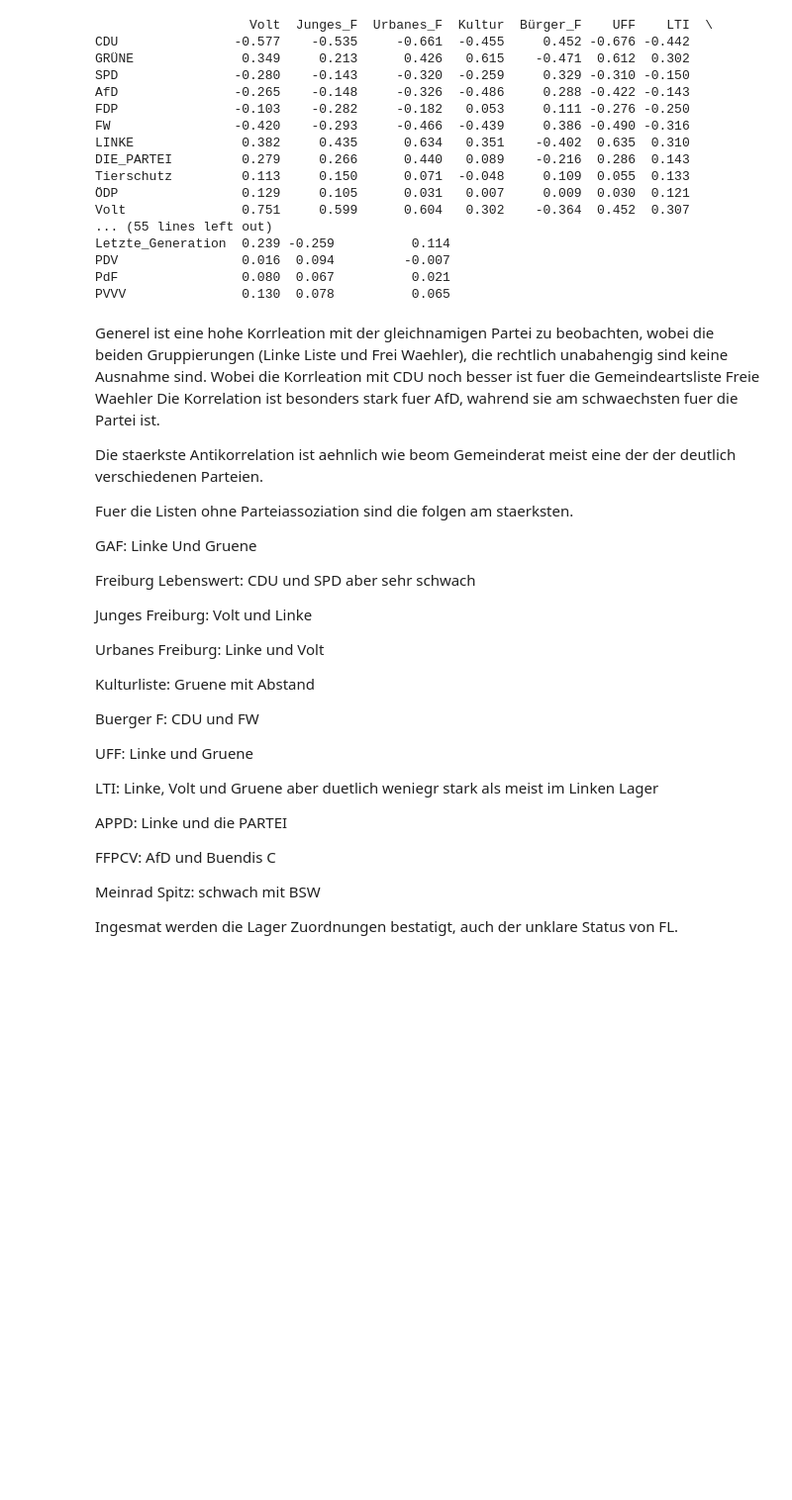
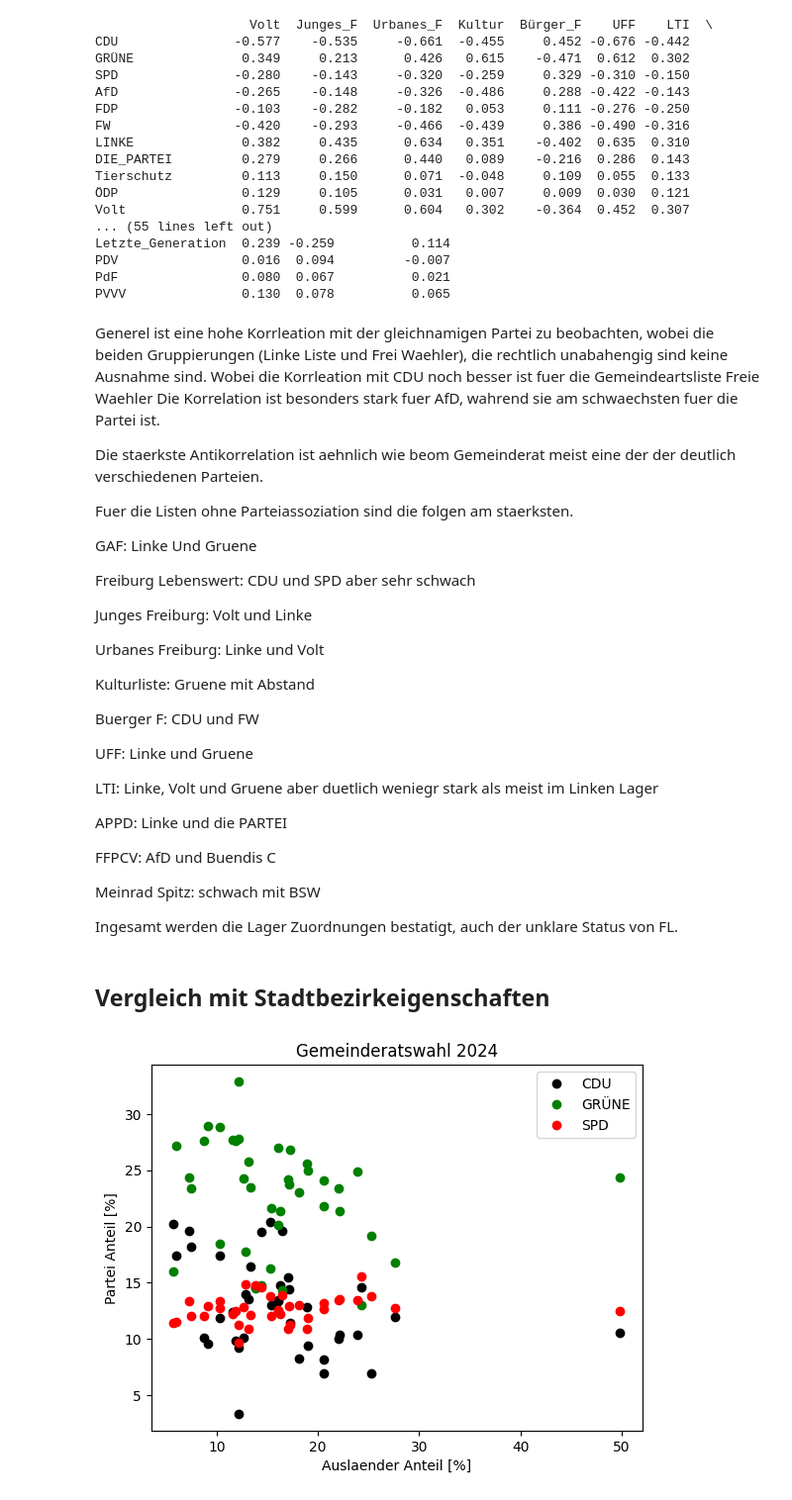
Before and after one commit to tkfritz/Freiburg_wahlen, a Jupyter notebook: Gemeinderatswahl24_Analyse.ipynb, the cells around one changed output. Shown at 99% size. Drawn from its saved outputs; the diff is of its cells as text; code cells hidden in the pictures; blank space fills up the shorter version.

Commit message:
adding many scatter plots

```diff
--- a/Gemeinderatswahl24_Analyse.ipynb
+++ b/Gemeinderatswahl24_Analyse.ipynb
@@ -353,4 +353,44 @@ FFPCV: AfD und Buendis C
 
 Meinrad Spitz: schwach mit BSW
 
-Ingesmat werden die Lager Zuordnungen bestatigt, auch der unklare Status von FL.
+Ingesamt werden die Lager Zuordnungen bestatigt, auch der unklare Status von FL.
+# %% [markdown]
+## Vergleich mit Stadtbezirkeigenschaften
+# %%
+def mehrere_parteien_scatter(df,eigenschaft,wahl="gem24",parties=['CDU', 'GRÜNE',
+       'SPD', 'AfD', 'FDP',
+       'FW', 'LiSSt.']):
+    part_full=[]
+    for i in range(len(parties)):
+        if wahl=="gem24":
+            part_full.append(parties[i]+"_prozent_gem24")
+        elif wahl=="gem19":
+             part_full.append(parties[i]+"_Prozent_19")
+        elif wahl=="gem24-gem19":
+             part_full.append(parties[i]+"_differenz")
+    col_dict={'CDU':'black','SPD':'red','FDP':'yellow','AfD':'blue','LiSSt.':'magenta', 'GRÜNE':'green','FW':'darkgray','FL':'cornflowerblue','GAF':'mediumseagreen','DIE_PARTEI':'firebrick','Volt':'purple','LTI':'orange','UFF':'violet','Urbanes_F':'cyan','Junges_F':'navy','FFPCV':'gold','Kultur':'brown','Bürger_F':'olive','BSW':'darkred','LINKE':'magenta','APPD':'pink','ÖDP':'orange','Tierschutz':'darkseagreen','MERA25':'orangered','Letzte_Generation':'lime','PdF':'gold'}
+    for i in range(len(parties)):
+        plt.plot(joined[eigenschaft],joined[part_full[i]],'o',color=col_dict[parties[i]],label=parties[i])
+    plt.ylabel("Partei Anteil [%]")
+    if eigenschaft=='Auslaender_anteil':
+        plt.xlabel("Auslaender Anteil [%]")
+    elif eigenschaft=='Asylbewerber_anteil':
+        plt.xlabel("Asybewerber Anteil [%]")
+    elif eigenschaft=='Sozialhilfe_anteil':
+        plt.xlabel("'Sozialhilfe' Anteil [%]")
+    else:
+        strings=str.split(eigenschaft,'_')
+        plt.xlabel(strings[0]+" "+strings[1]+" [%]")
+    if wahl=="gem24":
+        plt.title("Gemeinderatswahl 2024")
+    elif wahl=="gem19":
+        plt.title("Gemeinderatswahl 2019")
+    elif wahl=="gem19":
+        plt.title("Gemeinderatswahl 2024-2019")
+        plt.ylabel("Differenz [%]")
+    plt.legend()
+# %%
+mehrere_parteien_scatter(joined,'Auslaender_anteil',wahl="gem24",parties=['CDU', 'GRÜNE',
+       'SPD'])
+# %% [output]
+[figure, added]
```
Also changed, not shown: parts of 15 cells of this notebook.
